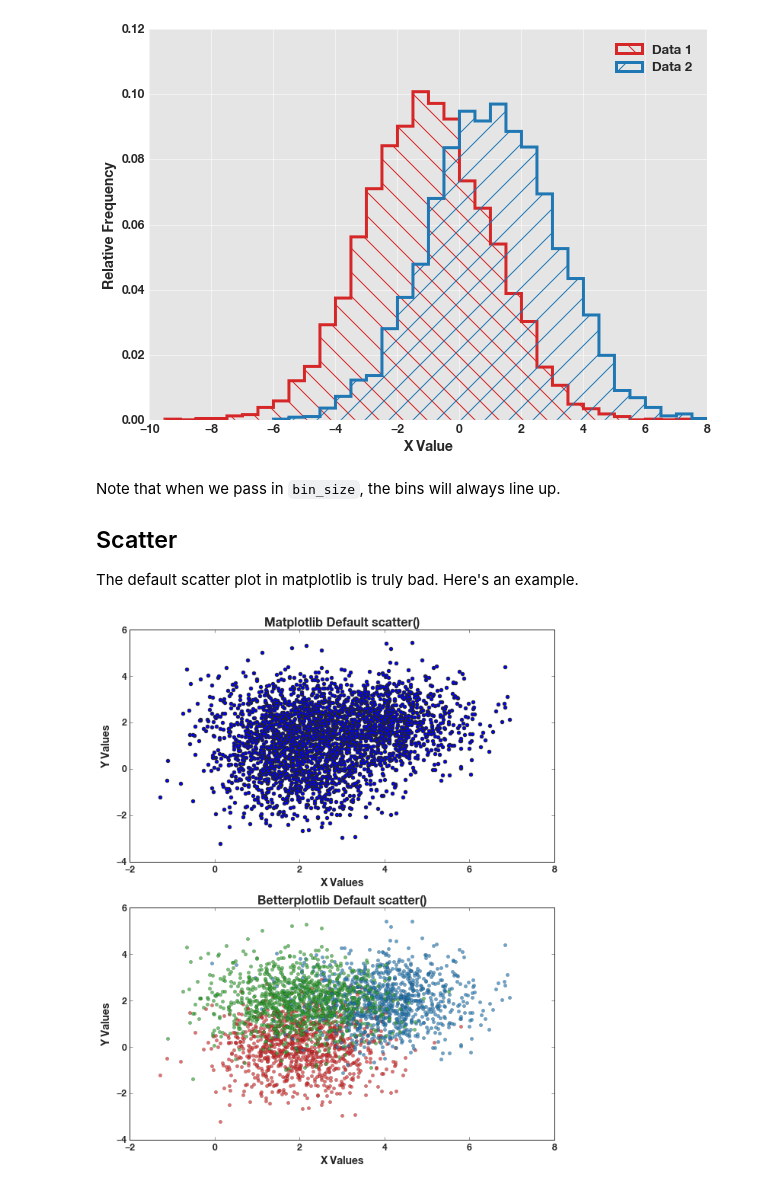
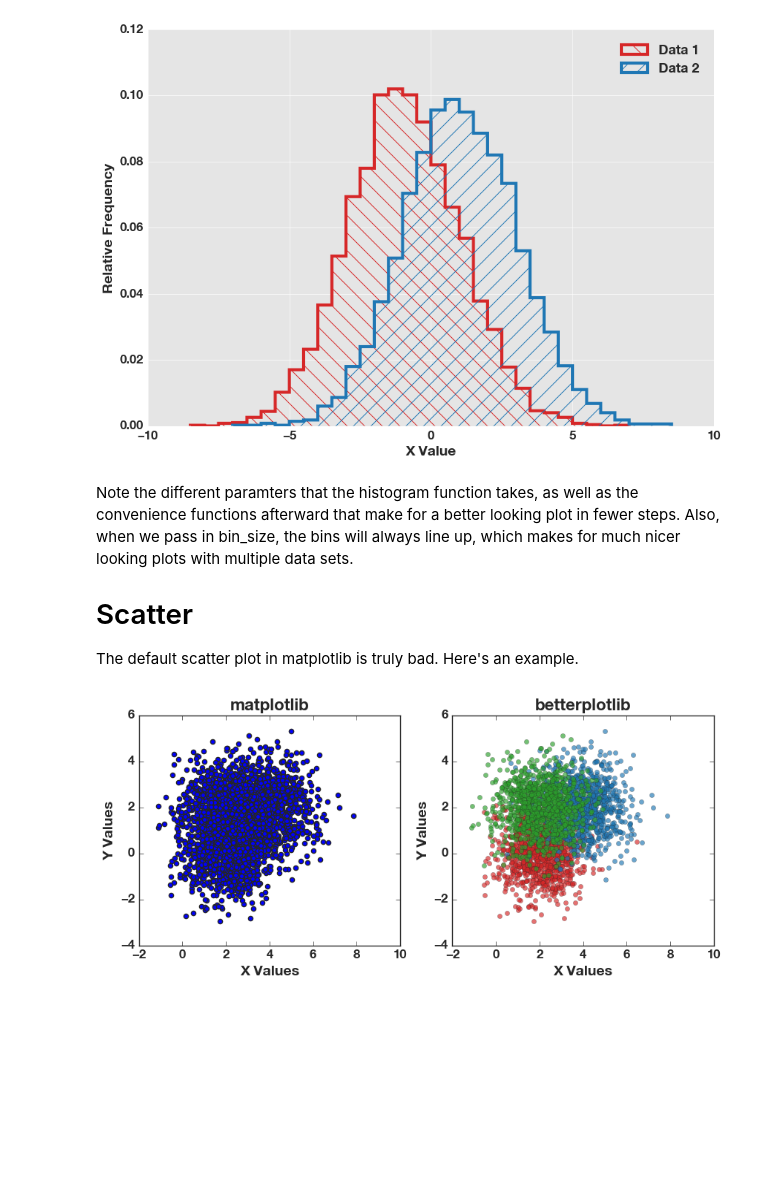
Before and after one commit to gillenbrown/betterplotlib, a Jupyter notebook: docs/examples.ipynb, the cells around one changed output. Drawn from its saved outputs; the diff is of its cells as text; code cells hidden in the pictures; blank space fills up the shorter version.

```diff
--- a/docs/examples.ipynb
+++ b/docs/examples.ipynb
@@ -40,17 +49,20 @@ Some things to note: The bin size is chosen much better in the betterplotlib plo
 There are some extra parameters that can be passed in to `bpl.hist()` that `plt.hist()` doesn't have, too. I also make a dark axis, which makes some plots look nicer.
 # %%
-bpl.hist(x1, rel_freq=True, histtype="step", bin_size=0.5, lw=3, hatch="\\", label="Data 1")
-bpl.hist(x2, rel_freq=True, histtype="step", bin_size=0.5, lw=3, hatch= "/", label="Data 2")
+fig, ax = bpl.subplots()
 
-bpl.make_ax_dark()
-bpl.add_labels("X Value", "Relative Frequency")
-bpl.legend();
+ax.hist(x1, rel_freq=True, histtype="step", bin_size=0.5, lw=3, hatch="\\", label="Data 1")
+ax.hist(x2, rel_freq=True, histtype="step", bin_size=0.5, lw=3, hatch= "/", label="Data 2")
+
+ax.make_ax_dark()
+ax.add_labels("X Value", "Relative Frequency")
+ax.set_limits(-10, 10, 0, 0.12)
+ax.legend();
 # %% [output]
-[figure, old version]
+[figure, new version]
 # %% [markdown]
-Note that when we pass in `bin_size`, the bins will always line up.
+Note the different paramters that the histogram function takes, as well as the convenience functions afterward that make for a better looking plot in fewer steps. Also, when we pass in bin_size, the bins will always line up, which makes for much nicer looking plots with multiple data sets.
 
-## Scatter
+# Scatter
 
 The default scatter plot in matplotlib is truly bad. Here's an example.
 # %%
@@ -63,21 +75,23 @@ y2 = np.random.normal(2, 1, 1000)
 x3 = np.random.normal(2, 1, 1000)
 y3 = np.random.normal(2, 1, 1000)
 # %%
-fig, [ax1, ax2] = plt.subplots(figsize=[10, 12], nrows=2)
+fig = plt.figure(figsize=[10, 4])
+ax1 = fig.add_subplot(1, 2, 1)
+ax2 = fig.add_subplot(1, 2, 2, projection="bpl")
 
 # matplotlib plot
 ax1.scatter(x1, y1)
 ax1.scatter(x2, y2)
 ax1.scatter(x3, y3)
 ax1.set_xlabel("X Values")
 ax1.set_ylabel("Y Values")
-ax1.set_title("Matplotlib Default scatter()")
+ax1.set_title("matplotlib")
 
 # betterplotlib plot
-bpl.scatter(x1, y1, ax=ax2)
-bpl.scatter(x2, y2, ax=ax2)
-bpl.scatter(x3, y3, ax=ax2)
-bpl.add_labels("X Values", "Y Values", "Betterplotlib Default scatter()")
+ax2.scatter(x1, y1)
+ax2.scatter(x2, y2)
+ax2.scatter(x3, y3)
+ax2.add_labels("X Values", "Y Values", "betterplotlib")
 # %% [output]
-[figure, old version]
+[figure, new version]
 # %% [markdown]
```
Also changed, not shown: parts of 20 cells of this notebook, 33 other files.
